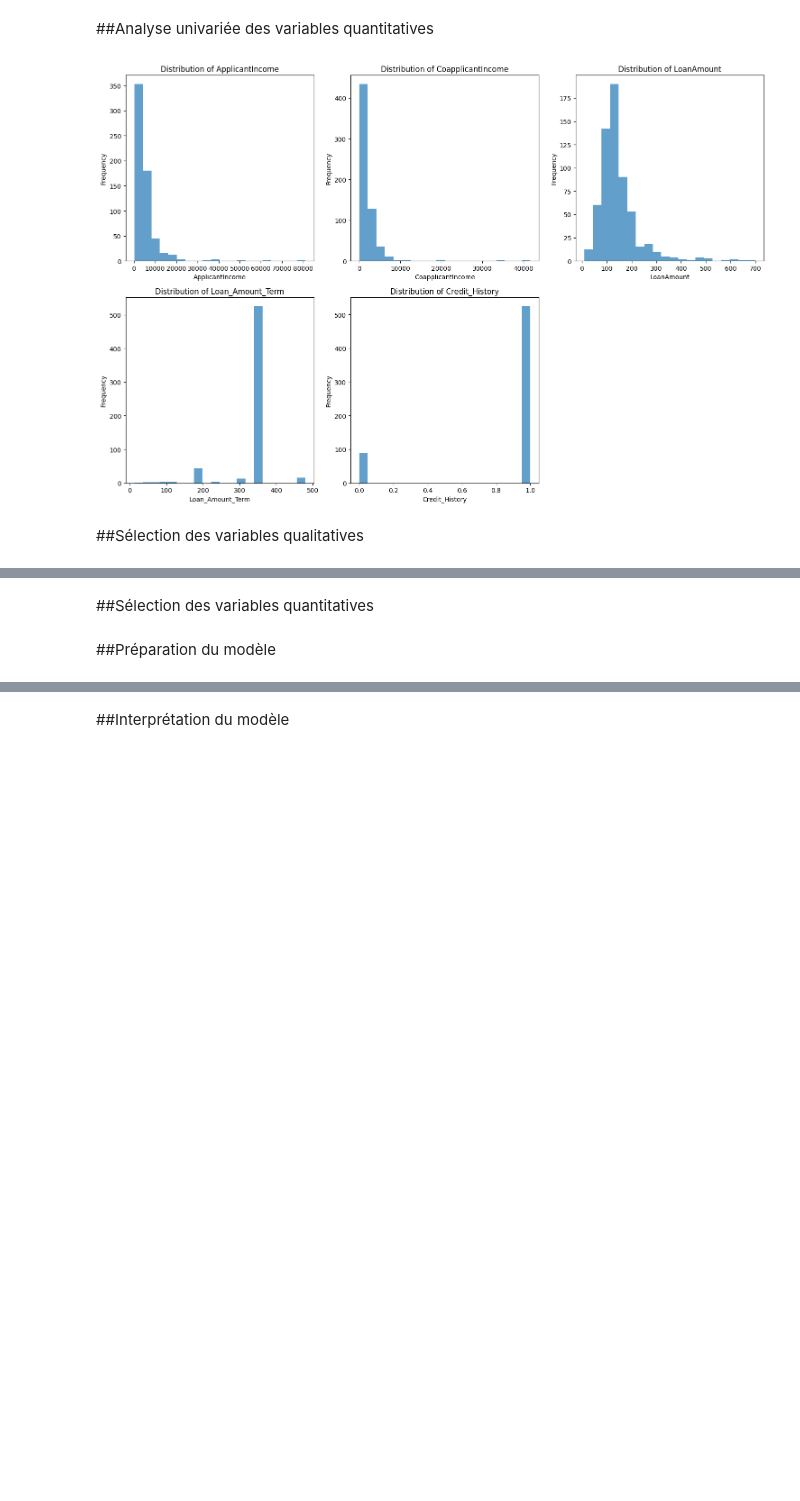
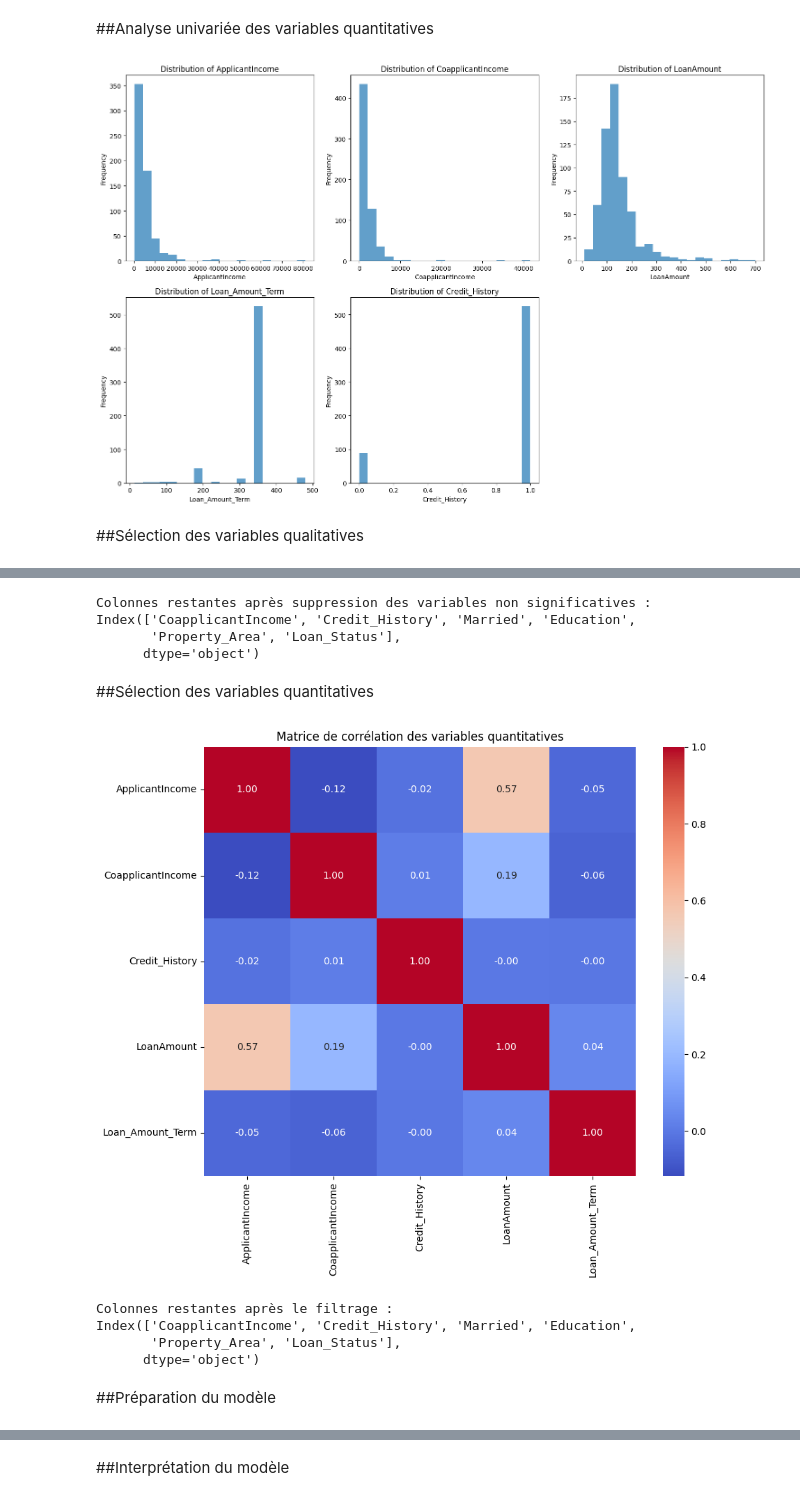
Before and after one commit to momodiagne/Machine-Learning, a Jupyter notebook: KNN_loan_prediction.ipynb, the cells around one changed output, grey strips where cells are left out. Cells and saved outputs as stored; diff of their text form; code cells hidden in the pictures; blank space fills up the shorter version.

```diff
--- a/KNN_loan_prediction.ipynb
+++ b/KNN_loan_prediction.ipynb
@@ -179,0 +164,4 @@ loan_data
+# %%
+loan_train = pd.read_csv('loan-train.csv')
+
+loan_train
@@ -289,16 +329,70 @@ plt.show()
+# %%
+# Liste des variables qualitatives non significatives
+non_significant_qualitative = chi2_results_df[chi2_results_df['P_Value'] >= 0.05]['Variable'].tolist()
+
+# Suppression des variables qualitatives non significatives du DataFrame
+loan_train = loan_train.drop(columns=non_significant_qualitative)
+
+# Vérification des colonnes restantes
+print("Colonnes restantes après suppression des variables non significatives :")
+print(loan_data.columns)
+# %% [output]
+Colonnes restantes après suppression des variables non significatives :
+Index(['CoapplicantIncome', 'Credit_History', 'Married', 'Education',
+       'Property_Area', 'Loan_Status'],
+      dtype='object')
+# %% [markdown]
+##Sélection des variables quantitatives
+# %%
+# Ajout d'une colonne binaire pour Loan_Status
+loan_train['Loan_Status_Num'] = loan_train['Loan_Status'].map({'Y': 1, 'N': 0})
+
+# Sélection des variables quantitatives
+quantitative_columns = loan_train.select_dtypes(include=np.number).columns.difference(['Loan_Status_Num'])
+
+# Calcul des corrélations
+correlations = loan_train[quantitative_columns].corrwith(loan_train['Loan_Status_Num'])
+
+# Matrice de corrélation
+correlation_matrix = loan_train[quantitative_columns].corr()
+
+# Tracer la matrice de corrélation
+plt.figure(figsize=(10, 8))
+sns.heatmap(correlation_matrix, annot=True, fmt=".2f", cmap="coolwarm")
+plt.title("Matrice de corrélation des variables quantitatives")
+plt.show()
+
+# Filtrage des variables quantitatives significatives (corrélation avec Loan_Status_Num)
+threshold = 0.05  # Seuil de significativité
+significant_quantitative = correlations[abs(correlations) > threshold].index.tolist()
+
+# Récupérer les variables qualitatives et Loan_Status
+qualitative_columns = loan_train.select_dtypes(include='object').columns
+columns_to_keep = significant_quantitative + qualitative_columns.tolist()
+
+# Nouveau DataFrame filtré
+loan_train = loan_train[columns_to_keep]
+
+# Vérification des colonnes restantes
+print("Colonnes restantes après le filtrage :")
+print(loan_train.columns)
+# %% [output]
+[figure, added]
+Colonnes restantes après le filtrage :
+Index(['CoapplicantIncome', 'Credit_History', 'Married', 'Education',
+       'Property_Area', 'Loan_Status'],
+      dtype='object')
 # %%
 label_encoders = {}
 for col in loan_data.select_dtypes(include='object').columns:
     le = LabelEncoder()
     loan_data[col] = le.fit_transform(loan_data[col])
     label_encoders[col] = le
-# %% [markdown]
-##Sélection des variables quantitatives
+# %% [markdown]
+##Préparation du modèle
 # %%
 X = loan_data.drop(['Loan_Status'], axis=1)
 y = loan_data['Loan_Status']
-# %% [markdown]
-##Préparation du modèle
 # %%
 X_train, X_test, y_train, y_test = train_test_split(X, y, test_size=0.3, random_state=42)
 
```
Also changed, not shown: parts of 17 cells of this notebook.
